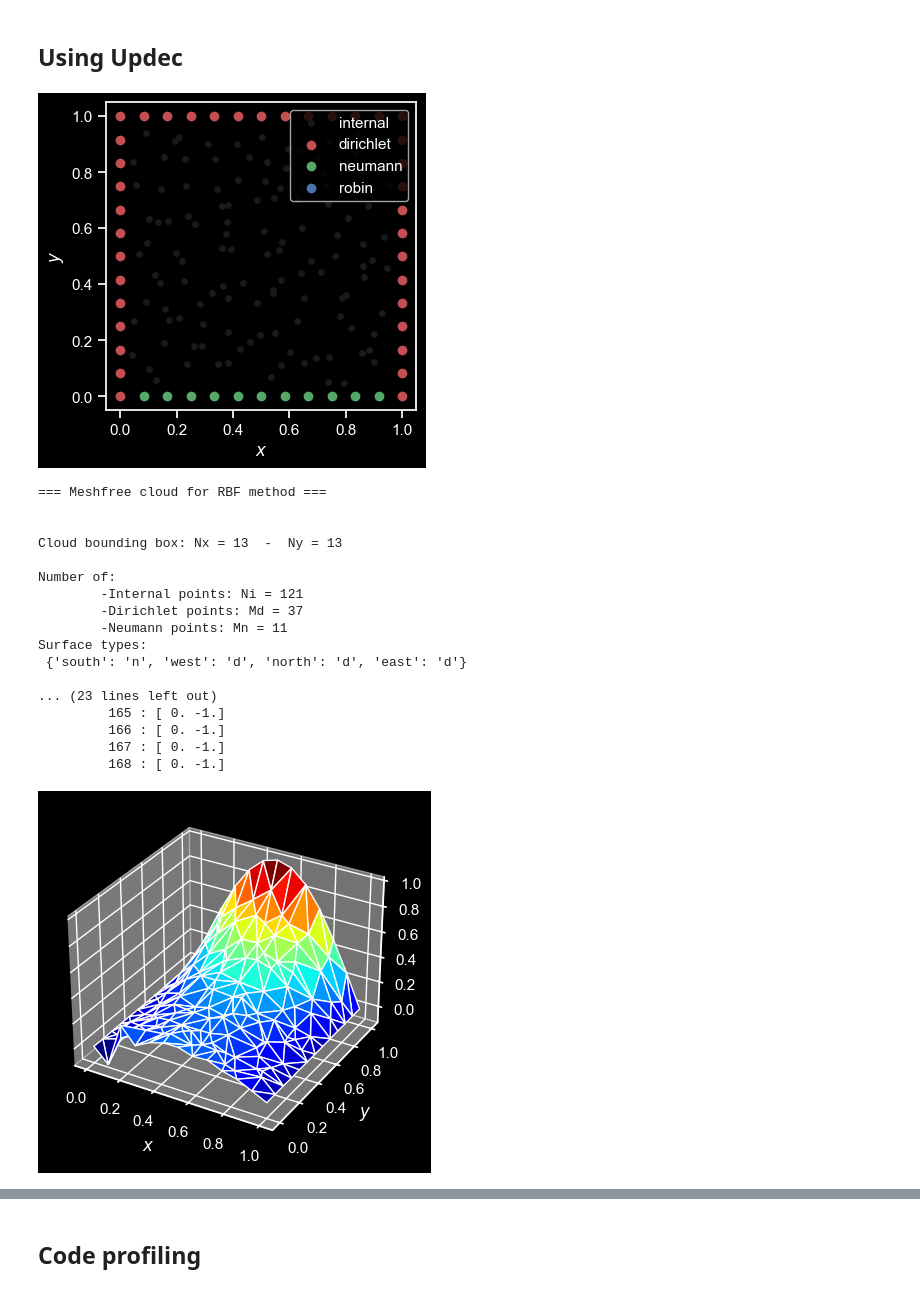
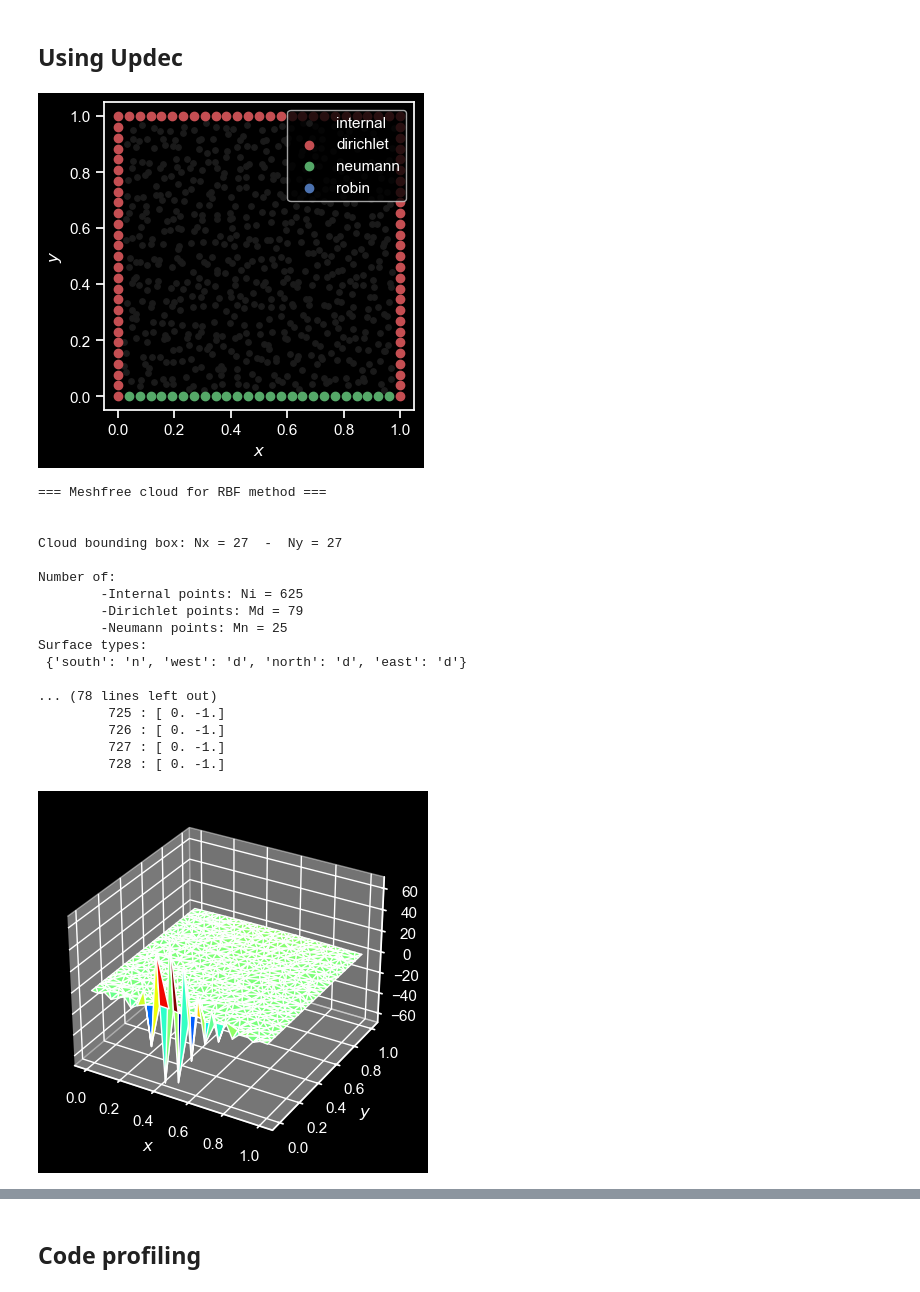
Before and after one commit to ddrous/Updes, a Jupyter notebook: examples/01_laplace_with_rbf.ipynb, the cells around one changed output, grey strips where cells are left out. Saved outputs shown, nothing was run; the diff lists cells and outputs as text; code cells hidden in the pictures.

```diff
--- a/examples/01_laplace_with_rbf.ipynb
+++ b/examples/01_laplace_with_rbf.ipynb
@@ -26,19 +26,19 @@ key = jax.random.PRNGKey(42)
 # %% [markdown]
 ## Using Updec
 # %%
-RBF = polyharmonic      ## Can define which rbf to use
+RBF = gaussian      ## Can define which rbf to use
 MAX_DEGREE = 3
 
 facet_types={"south":"n", "west":"d", "north":"d", "east":"d"}
-size = 13
+size = 27
 cloud = SquareCloud(Nx=size, Ny=size, facet_types=facet_types, noise_key=key, support_size=size*size-1)
 
 # facet_types = {"Dirichlet":"d"}
 # cloud = GmshCloud("./meshes/disk.msh", facet_types, support_size=20)
 
 cloud.visualize_cloud(figsize=(4,4), cmap="cmr.amber");
 # %% [output]
-[figure, old version]
+[figure, new version]
 # %%
 print("\n=== Meshfree cloud for RBF method ===\n")
 print()
@@ -64,20 +64,20 @@ print_line_by_line(cloud.outward_normals)
 === Meshfree cloud for RBF method ===
 
 
-Cloud bounding box: Nx = 13  -  Ny = 13
+Cloud bounding box: Nx = 27  -  Ny = 27
 
 Number of:
-        -Internal points: Ni = 121
-        -Dirichlet points: Md = 37
-        -Neumann points: Mn = 11
+        -Internal points: Ni = 625
+        -Dirichlet points: Md = 79
+        -Neumann points: Mn = 25
 Surface types:
  {'south': 'n', 'west': 'd', 'north': 'd', 'east': 'd'}
 
-... (23 lines left out)
-         165 : [ 0. -1.]
-         166 : [ 0. -1.]
-         167 : [ 0. -1.]
-         168 : [ 0. -1.]
+... (78 lines left out)
+         725 : [ 0. -1.]
+         726 : [ 0. -1.]
+         727 : [ 0. -1.]
+         728 : [ 0. -1.]
 # %%
 ## Operates on radial basis functions and polynomials at position x: don't forget the None. It is important!
 # @jax.jit
@@ -106,7 +106,7 @@ solution_field = pde_solver(my_diff_operator, my_rhs_operator, cloud, boundary_c
 cloud.visualize_field(solution_field, cmap="jet", projection="3d", ax=None, figsize=(10,10));
 # cloud.visualize_field(solution_field, cmap="viridis", projection="2d", ax=None, figsize=(6,5));
 # %% [output]
-[figure, old version]
+[figure, new version]
 # %%
 ## Exact solution
 coords = cloud.sort_nodes_jnp()
```
Also changed, not shown: parts of 2 cells of this notebook.
